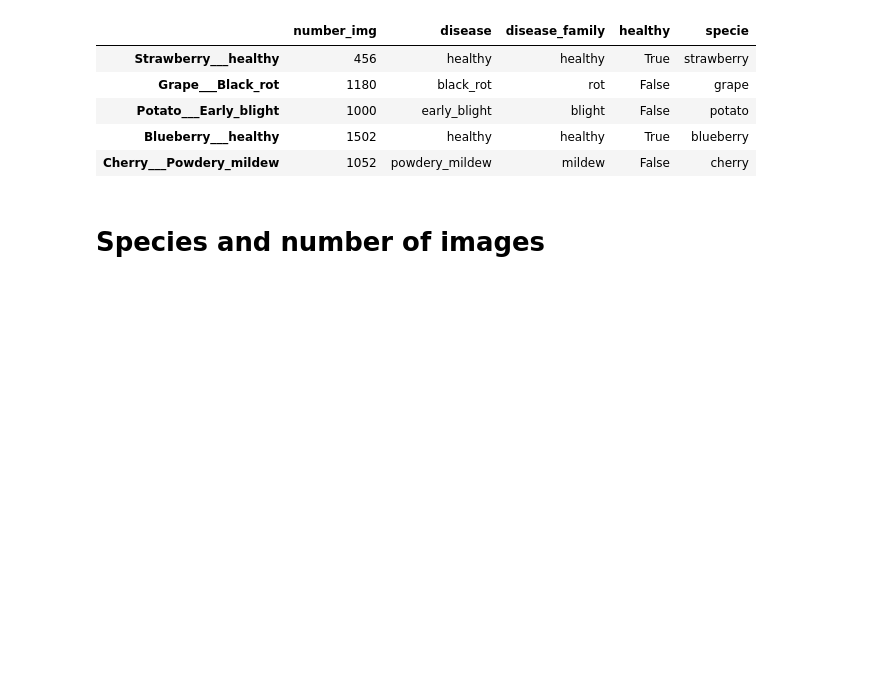
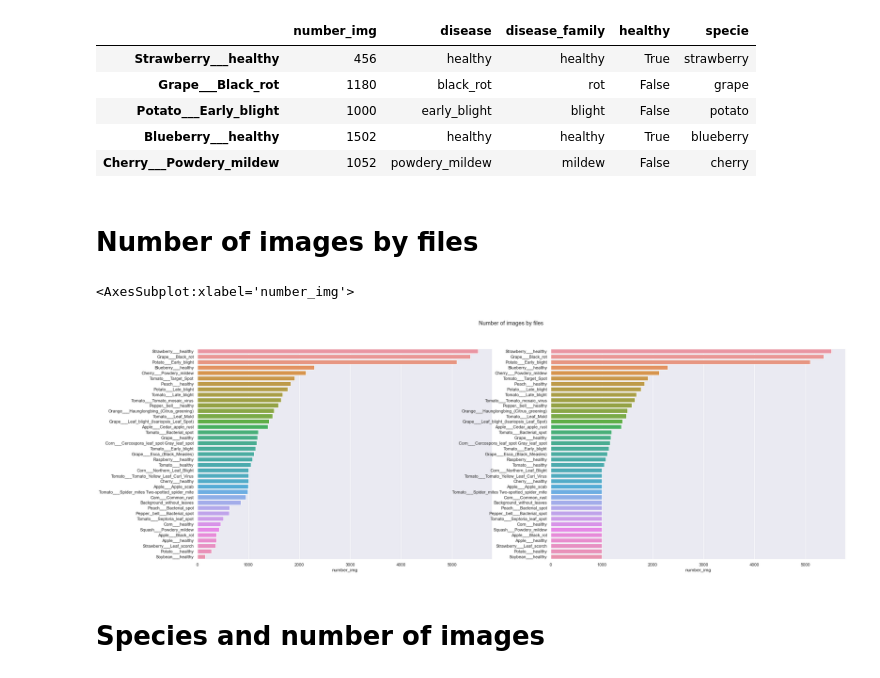
Before and after one commit to owalid/leaf-valley, a Jupyter notebook: data_viz/directory_viz.ipynb, the cells around one changed output. Drawn from its saved outputs; the diff is of its cells as text; code cells hidden in the pictures; blank space fills up the shorter version.

```diff
--- a/data_viz/directory_viz.ipynb
+++ b/data_viz/directory_viz.ipynb
@@ -35,6 +35,17 @@ display(df_no_augmentation.head(5))
 | Potato___Early_blight | 1000 | early_blight | blight | False | potato |
 | Blueberry___healthy | 1502 | healthy | healthy | True | blueberry |
 | Cherry___Powdery_mildew | 1052 | powdery_mildew | mildew | False | cherry |
+# %% [markdown]
+# Number of images by files
+# %%
+fig, axes = plt.subplots(1, 2, figsize=(30, 10))
+fig.suptitle('Number of images by files')
+
+sns.barplot(ax=axes[0], y=df_no_augmentation.index, x='number_img', data=df_no_augmentation.sort_values(by=['number_img'], ascending=False))
+sns.barplot(ax=axes[1], y=df_augmentation.index, x='number_img', data=df_augmentation.sort_values(by=['number_img'], ascending=False))
+# %% [output]
+<AxesSubplot:xlabel='number_img'>
+[figure, added]
 # %% [markdown]
 # Species and number of images
 # %%
```
Also changed, not shown: parts of 9 cells of this notebook.
